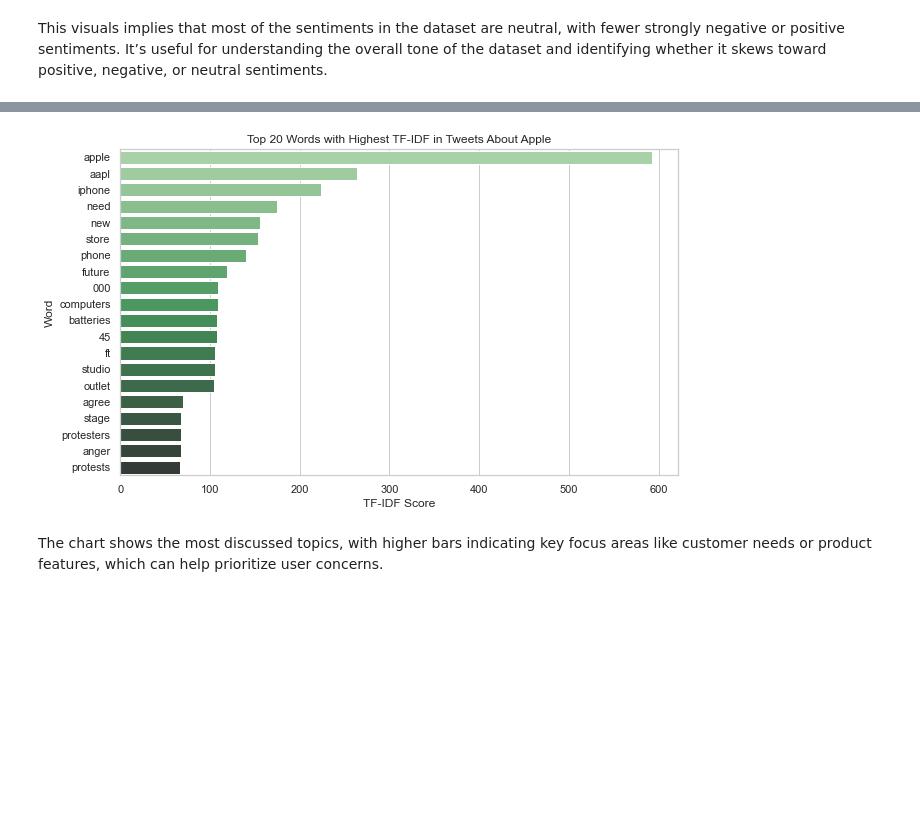
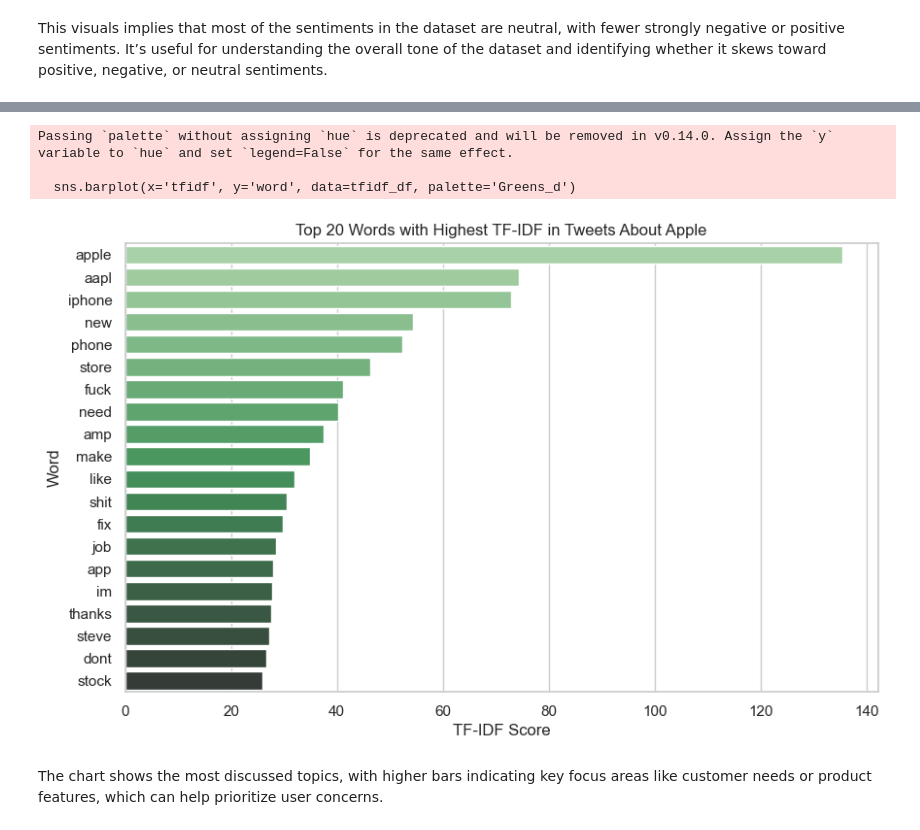
Before and after one commit to Luwate/phase-4-project, a Jupyter notebook: NLP PROJECT.ipynb, the cells around one changed output, grey strips where cells are left out. Saved outputs shown, nothing was run; the diff lists cells and outputs as text; code cells hidden in the pictures; blank space fills up the shorter version.

Commit message:
Combination of preprocessing and modelling

```diff
--- a/NLP PROJECT.ipynb
+++ b/NLP PROJECT.ipynb
@@ -102,6 +123,7 @@ def clean_text(text):
         text = re.sub(r'\s+', ' ', text)
         text = text.strip()
         text=text.lower()
+        text = text.translate(str.maketrans('', '', string.punctuation.replace('<', '').replace('>', '')))
     return text
 # %%
 # Apply cleaning to the 'text' column
@@ -186,0 +174,2 @@ df_clean
+# %%
+df_clean.drop_duplicates(inplace=True)
@@ -291,0 +307,9 @@ Possible areas of focus for sentiment analysis or further investigation into use
+# %%
+stopwords_list = set(stopwords.words('english')) - {'not', 'never'}
+lemmatizer = WordNetLemmatizer()
+# %%
+def preprocess_text(text):
+    tokens = [lemmatizer.lemmatize(word) for word in text.split() if word not in stopwords_list]
+    return ' '.join(tokens)
+
+df_clean['processed_text'] = df_clean['text'].apply(preprocess_text)
@@ -292,28 +332,31 @@ Possible areas of focus for sentiment analysis or further investigation into use
 # %%
 from sklearn.feature_extraction.text import TfidfVectorizer
 
 # Define the TfidfVectorizer
-vectorizer = TfidfVectorizer(stop_words='english', max_features=20)
+vectorizer = TfidfVectorizer(stop_words='english', max_features=1000)
 
 # Apply vectorizer to the text data
-X = vectorizer.fit_transform(df_clean['text'])
+X = vectorizer.fit_transform(df_clean['processed_text'])
 
 # Get the TF-IDF values
 tfidf_scores = X.sum(axis=0).A1
-tfidf_features = vectorizer.get_feature_names()
+tfidf_features = vectorizer.get_feature_names_out()
 
 # Create a DataFrame to store words and their TF-IDF scores
 tfidf_df = pd.DataFrame({'word': tfidf_features, 'tfidf': tfidf_scores})
 tfidf_df = tfidf_df.sort_values(by='tfidf', ascending=False).head(20)
 
 # Plot the top 20 words with the highest TF-IDF scores
 plt.figure(figsize=(10, 6))
 sns.barplot(x='tfidf', y='word', data=tfidf_df, palette='Greens_d')
 plt.title('Top 20 Words with Highest TF-IDF in Tweets About Apple')
 plt.xlabel('TF-IDF Score')
 plt.ylabel('Word')
 plt.show()
 # %% [output]
+Passing `palette` without assigning `hue` is deprecated and will be removed in v0.14.0. Assign the `y` variable to `hue` and set `legend=False` for the same effect.
+
+  sns.barplot(x='tfidf', y='word', data=tfidf_df, palette='Greens_d')
-[figure, old version]
+[figure, new version]
 # %% [markdown]
 The chart shows the most discussed topics, with higher bars indicating key focus areas like customer needs or product features, which can help prioritize user concerns.
```
Also changed, not shown: parts of 29 cells of this notebook.
